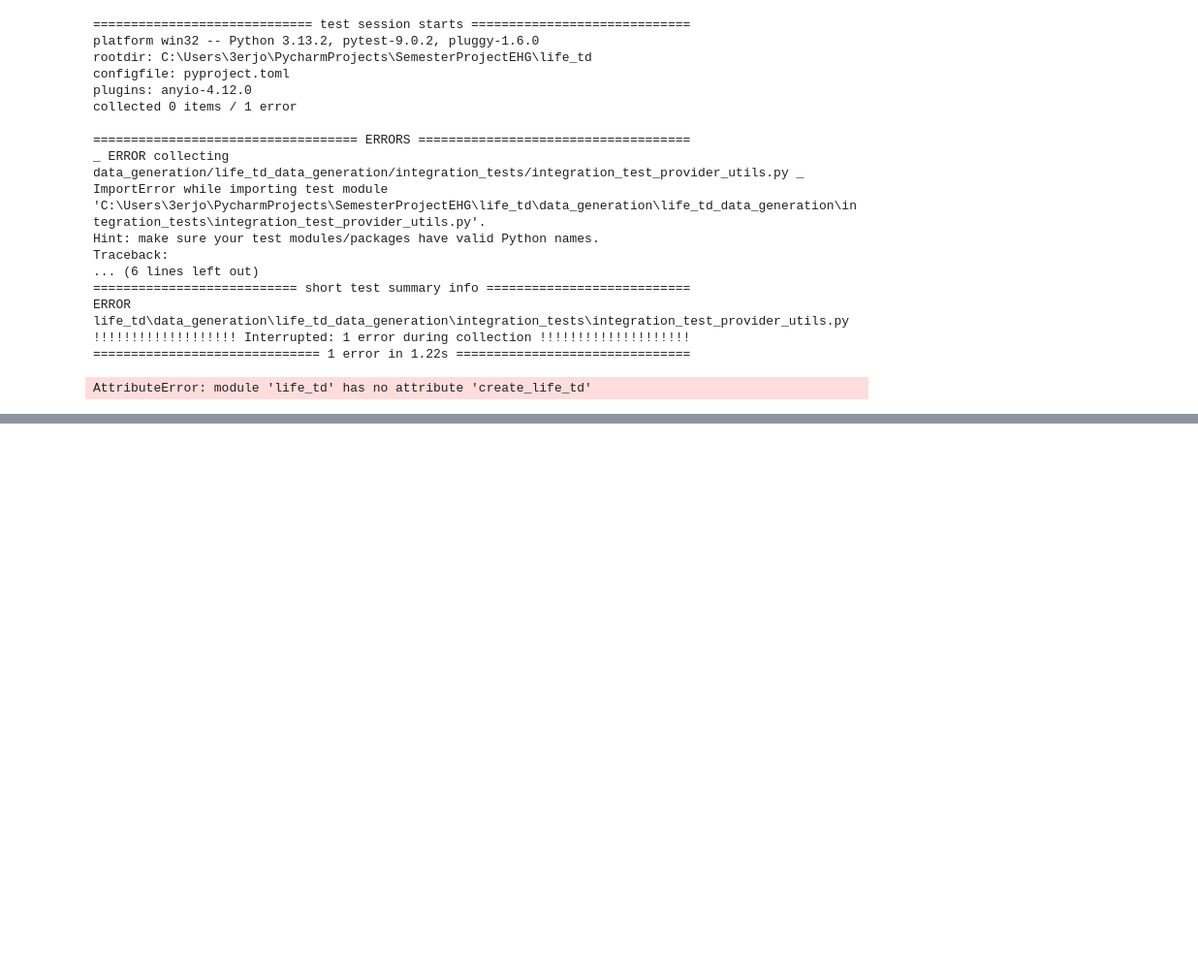
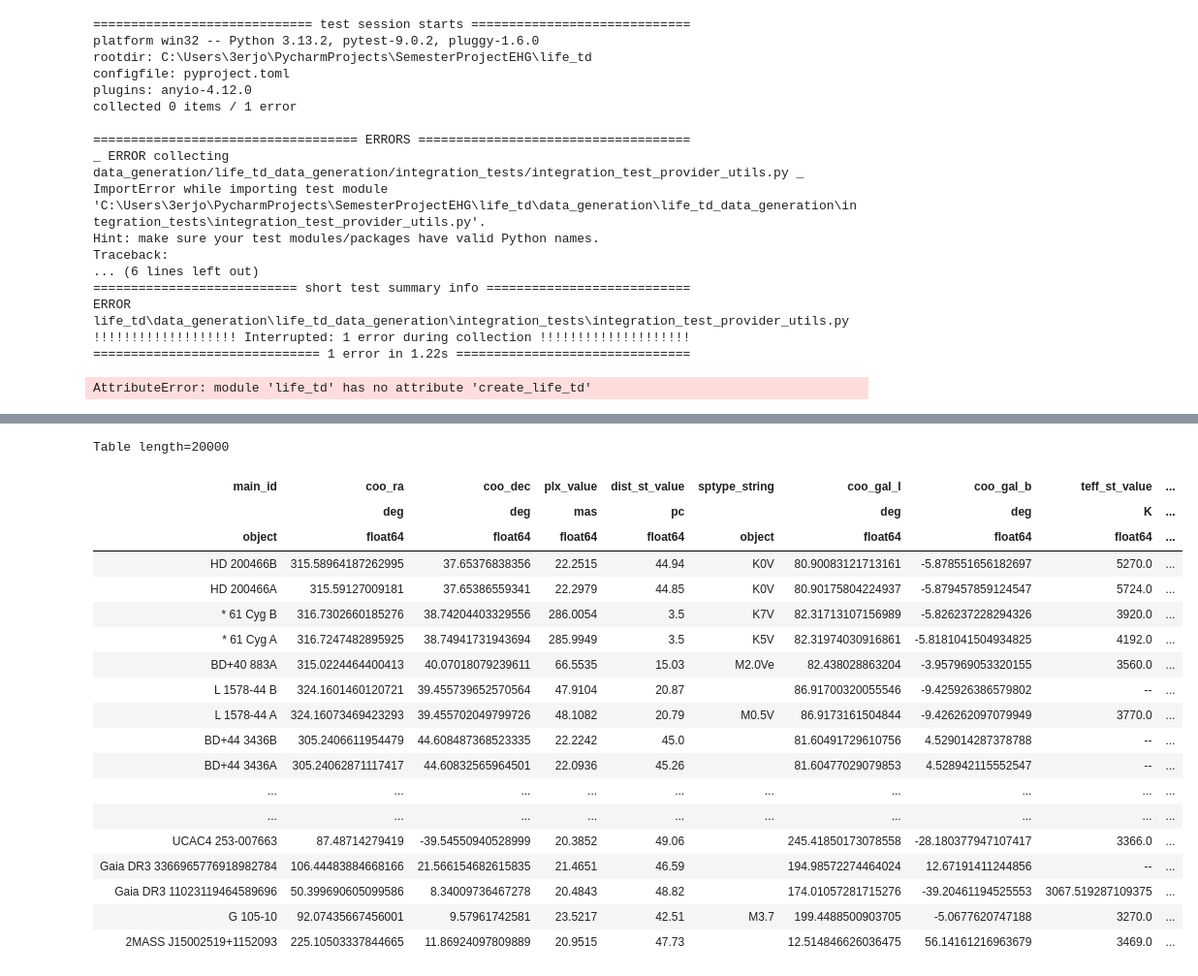
Before and after one commit to JoshuaDreier/ExoplanetCrossmatcher, a Jupyter notebook: notebooks/life_td_test.ipynb, the cells around one changed output, grey strips where cells are left out. Shown at 97% size. Saved outputs shown, nothing was run; the diff lists cells and outputs as text; code cells hidden in the pictures; blank space fills up the shorter version.

```diff
--- a/notebooks/life_td_test.ipynb
+++ b/notebooks/life_td_test.ipynb
@@ -41,0 +44,3 @@ AttributeError: module 'life_td' has no attribute 'create_life_td'
+# %%
+service = pyvo.dal.TAPService("https://dc.g-vo.org/tap")
+[i for i in service.tables.keys()]
@@ -41,0 +65,40 @@ AttributeError: module 'life_td' has no attribute 'create_life_td'
+# %%
+t = service.search("""SELECT o.main_id, sb.coo_ra, sb.coo_dec, sb.plx_value,
+ sb.dist_st_value, sb.sptype_string, sb.coo_gal_l,
+ sb.coo_gal_b, sb.teff_st_value, sb.mass_st_value,
+ sb.radius_st_value, sb.binary_flag, sb.mag_i_value,
+ sb.mag_j_value,  sb.class_lum, sb.class_temp,
+ o_parent.main_id AS parent_main_id,
+ sb_parent.sep_ang_value
+FROM life_td.star_basic AS sb
+JOIN life_td.object AS o ON sb.object_idref=o.object_id
+LEFT JOIN life_td.h_link AS h ON
+ o.object_id=h.child_object_idref
+LEFT JOIN life_td.object AS o_parent ON
+ h.parent_object_idref=o_parent.object_id
+LEFT JOIN life_td.star_basic AS sb_parent ON
+ o_parent.object_id=sb_parent.object_idref
+WHERE o.type = 'st' AND sb.dist_st_value < 50""").to_table()
+# %%
+t
+# %% [output]
+Table length=20000
+| main_id | coo_ra | coo_dec | plx_value | dist_st_value | sptype_string | coo_gal_l | coo_gal_b | teff_st_value | ... |
+|  | deg | deg | mas | pc |  | deg | deg | K | ... |
+| object | float64 | float64 | float64 | float64 | object | float64 | float64 | float64 | ... |
+| HD 200466B | 315.58964187262995 | 37.65376838356 | 22.2515 | 44.94 | K0V | 80.90083121713161 | -5.878551656182697 | 5270.0 | ... |
+| HD 200466A | 315.59127009181 | 37.65386559341 | 22.2979 | 44.85 | K0V | 80.90175804224937 | -5.879457859124547 | 5724.0 | ... |
+| * 61 Cyg B | 316.7302660185276 | 38.74204403329556 | 286.0054 | 3.5 | K7V | 82.31713107156989 | -5.826237228294326 | 3920.0 | ... |
+| * 61 Cyg A | 316.7247482895925 | 38.74941731943694 | 285.9949 | 3.5 | K5V | 82.31974030916861 | -5.8181041504934825 | 4192.0 | ... |
+| BD+40 883A | 315.0224464400413 | 40.07018079239611 | 66.5535 | 15.03 | M2.0Ve | 82.438028863204 | -3.957969053320155 | 3560.0 | ... |
+| L 1578-44 B | 324.1601460120721 | 39.455739652570564 | 47.9104 | 20.87 |  | 86.91700320055546 | -9.425926386579802 | -- | ... |
+| L 1578-44 A | 324.16073469423293 | 39.455702049799726 | 48.1082 | 20.79 | M0.5V | 86.9173161504844 | -9.426262097079949 | 3770.0 | ... |
+| BD+44 3436B | 305.2406611954479 | 44.608487368523335 | 22.2242 | 45.0 |  | 81.60491729610756 | 4.529014287378788 | -- | ... |
+| BD+44 3436A | 305.24062871117417 | 44.60832565964501 | 22.0936 | 45.26 |  | 81.60477029079853 | 4.528942115552547 | -- | ... |
+| ... | ... | ... | ... | ... | ... | ... | ... | ... | ... |
+| ... | ... | ... | ... | ... | ... | ... | ... | ... | ... |
+| UCAC4 253-007663 | 87.48714279419 | -39.54550940528999 | 20.3852 | 49.06 |  | 245.41850173078558 | -28.180377947107417 | 3366.0 | ... |
+| Gaia DR3 3366965776918982784 | 106.44483884668166 | 21.566154682615835 | 21.4651 | 46.59 |  | 194.98572274464024 | 12.67191411244856 | -- | ... |
+| Gaia DR3 11023119464589696 | 50.399690605099586 | 8.34009736467278 | 20.4843 | 48.82 |  | 174.01057281715276 | -39.20461194525553 | 3067.519287109375 | ... |
+| G 105-10 | 92.07435667456001 | 9.57961742581 | 23.5217 | 42.51 | M3.7 | 199.4488500903705 | -5.0677620747188 | 3270.0 | ... |
+| 2MASS J15002519+1152093 | 225.10503337844665 | 11.86924097809889 | 20.9515 | 47.73 |  | 12.514846626036475 | 56.14161216963679 | 3469.0 | ... |
```
Also changed, not shown: parts of 3 cells of this notebook, 17 other files.
